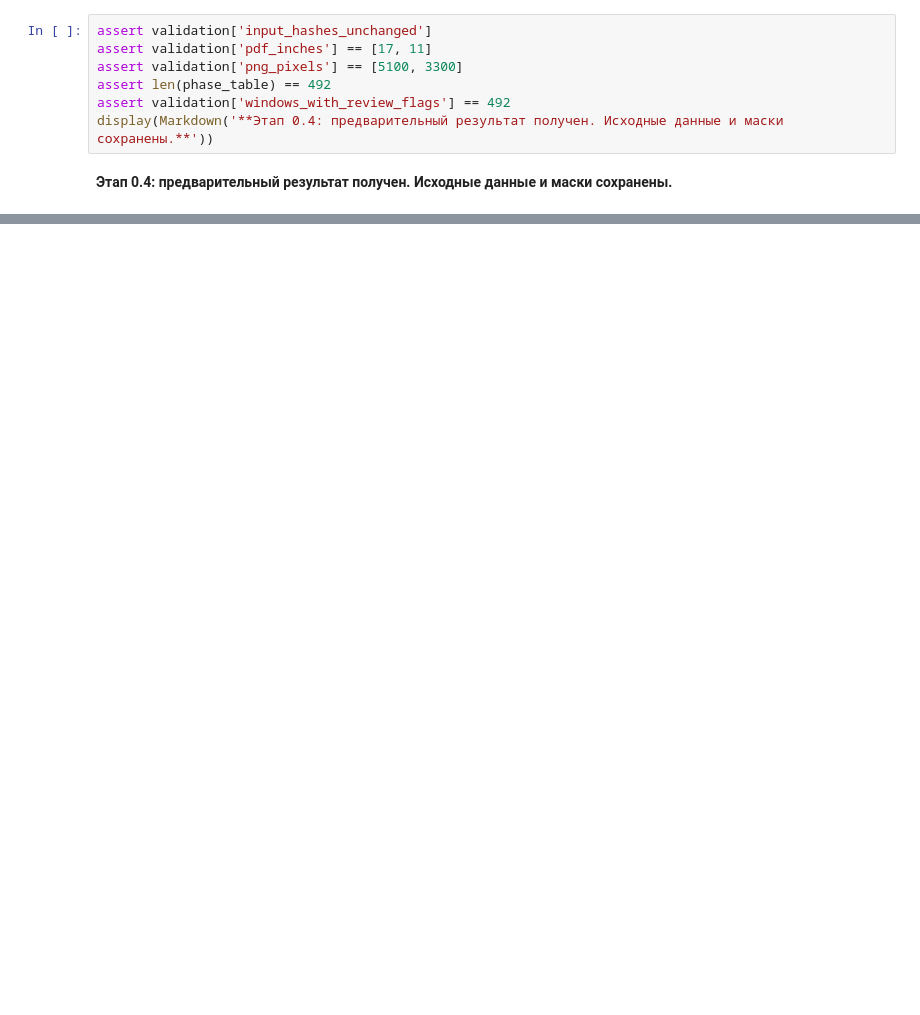
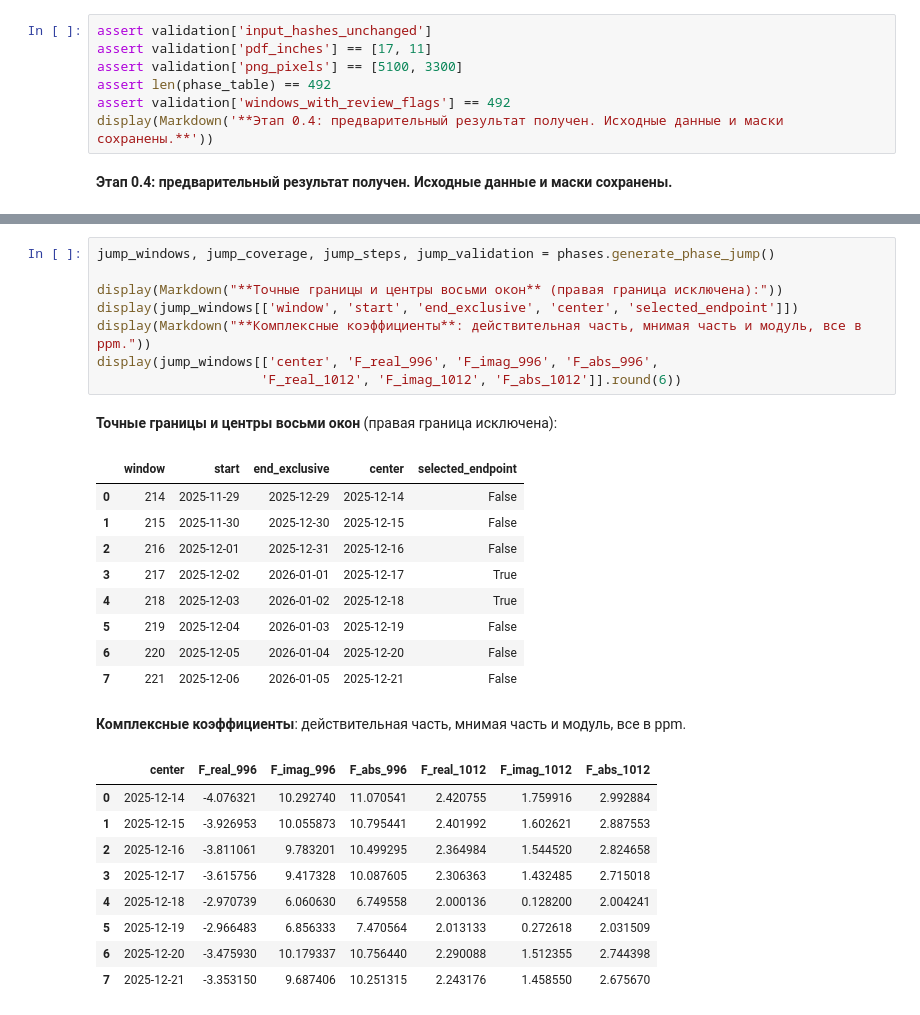
Before and after one commit to DimitriBolt/CO2Flux, a Jupyter notebook: Project_description/Research_log/00_preliminary_fourier_phases.ipynb, the cells around one changed output, grey strips where cells are left out. Drawn from its saved outputs; the diff is of its cells as text; blank space fills up the shorter version.

```diff
--- a/Project_description/Research_log/00_preliminary_fourier_phases.ipynb
+++ b/Project_description/Research_log/00_preliminary_fourier_phases.ipynb
@@ -256,0 +277,29 @@ display(Markdown('**Этап 0.4: предварительный результ
+# %%
+jump_windows, jump_coverage, jump_steps, jump_validation = phases.generate_phase_jump()
+
+display(Markdown("**Точные границы и центры восьми окон** (правая граница исключена):"))
+display(jump_windows[['window', 'start', 'end_exclusive', 'center', 'selected_endpoint']])
+display(Markdown("**Комплексные коэффициенты**: действительная часть, мнимая часть и модуль, все в ppm."))
+display(jump_windows[['center', 'F_real_996', 'F_imag_996', 'F_abs_996',
+                     'F_real_1012', 'F_imag_1012', 'F_abs_1012']].round(6))
+# %% [output]
+**Точные границы и центры восьми окон** (правая граница исключена):
+|  | window | start | end_exclusive | center | selected_endpoint |
+| 0 | 214 | 2025-11-29 | 2025-12-29 | 2025-12-14 | False |
+| 1 | 215 | 2025-11-30 | 2025-12-30 | 2025-12-15 | False |
+| 2 | 216 | 2025-12-01 | 2025-12-31 | 2025-12-16 | False |
+| 3 | 217 | 2025-12-02 | 2026-01-01 | 2025-12-17 | True |
+| 4 | 218 | 2025-12-03 | 2026-01-02 | 2025-12-18 | True |
+| 5 | 219 | 2025-12-04 | 2026-01-03 | 2025-12-19 | False |
+| 6 | 220 | 2025-12-05 | 2026-01-04 | 2025-12-20 | False |
+| 7 | 221 | 2025-12-06 | 2026-01-05 | 2025-12-21 | False |
+**Комплексные коэффициенты**: действительная часть, мнимая часть и модуль, все в ppm.
+|  | center | F_real_996 | F_imag_996 | F_abs_996 | F_real_1012 | F_imag_1012 | F_abs_1012 |
+| 0 | 2025-12-14 | -4.076321 | 10.292740 | 11.070541 | 2.420755 | 1.759916 | 2.992884 |
+| 1 | 2025-12-15 | -3.926953 | 10.055873 | 10.795441 | 2.401992 | 1.602621 | 2.887553 |
+| 2 | 2025-12-16 | -3.811061 | 9.783201 | 10.499295 | 2.364984 | 1.544520 | 2.824658 |
+| 3 | 2025-12-17 | -3.615756 | 9.417328 | 10.087605 | 2.306363 | 1.432485 | 2.715018 |
+| 4 | 2025-12-18 | -2.970739 | 6.060630 | 6.749558 | 2.000136 | 0.128200 | 2.004241 |
+| 5 | 2025-12-19 | -2.966483 | 6.856333 | 7.470564 | 2.013133 | 0.272618 | 2.031509 |
+| 6 | 2025-12-20 | -3.475930 | 10.179337 | 10.756440 | 2.290088 | 1.512355 | 2.744398 |
+| 7 | 2025-12-21 | -3.353150 | 9.687406 | 10.251315 | 2.243176 | 1.458550 | 2.675670 |
```
Also changed, not shown: parts of 13 cells of this notebook, 11 other files.
